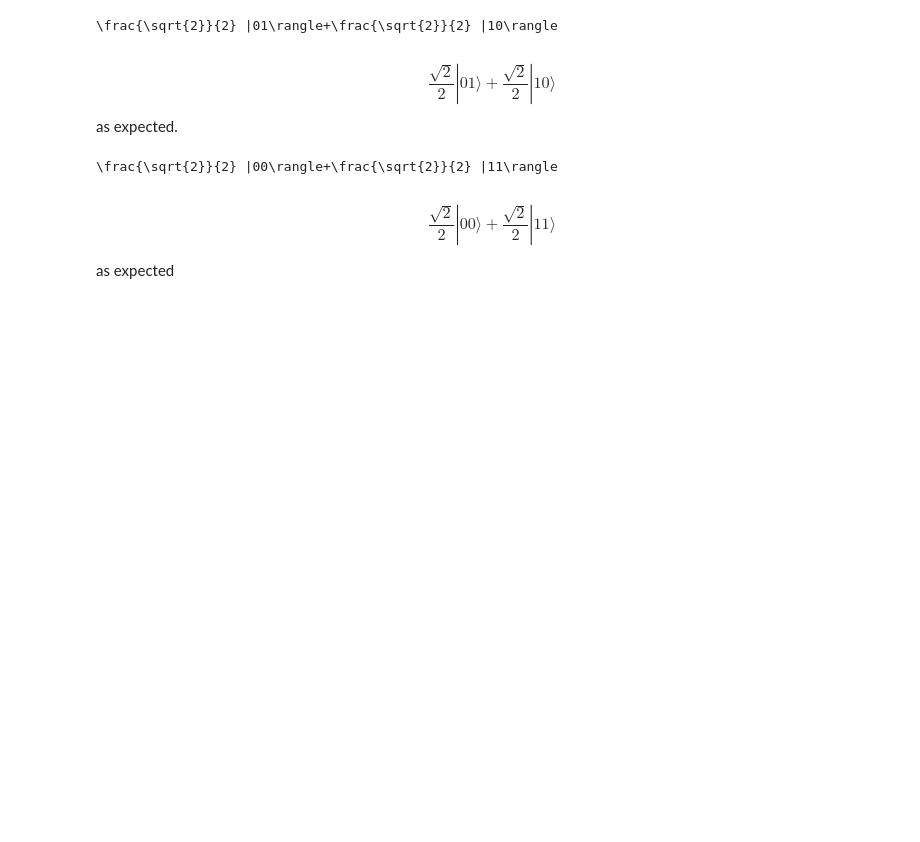
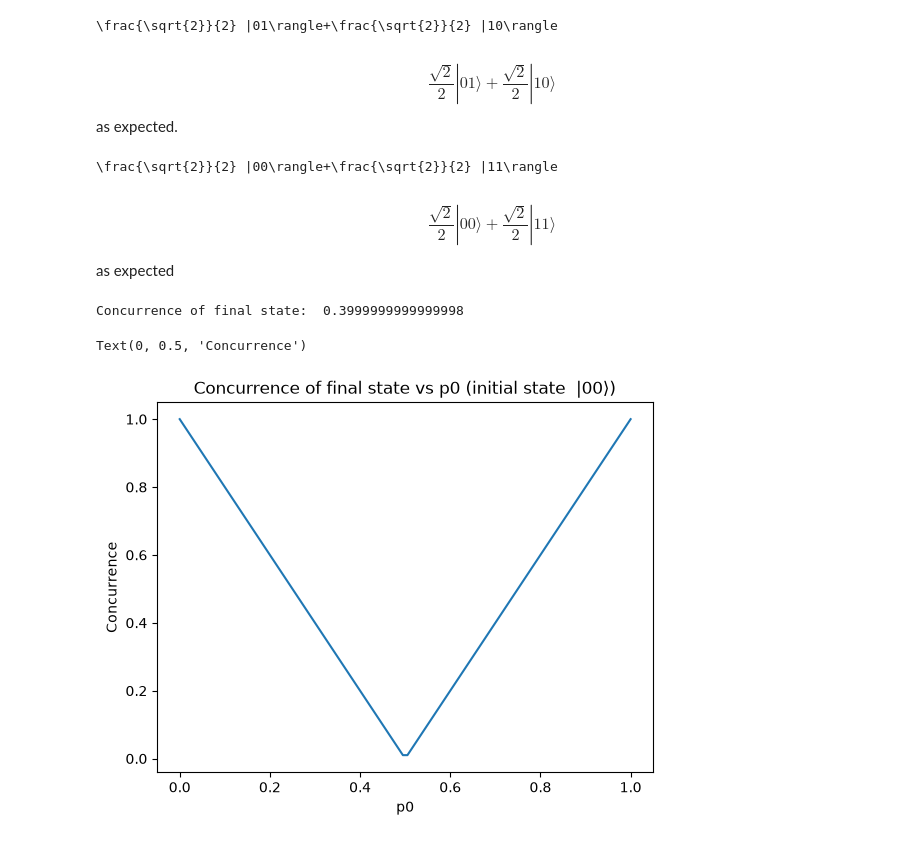
Before and after one commit to lynamian90/FYP_quantum_correlations, a Jupyter notebook: intro_to_correlations.ipynb, the cells around one changed output. Drawn from its saved outputs; the diff is of its cells as text; code cells hidden in the pictures; blank space fills up the shorter version.

Commit message:
Constructed first mixed unitary channel and plotted for a range of probabilities

```diff
--- a/intro_to_correlations.ipynb
+++ b/intro_to_correlations.ipynb
@@ -115,3 +115,42 @@ print(psi_out.draw('latex_source'))
 $$\frac{\sqrt{2}}{2} |00\rangle+\frac{\sqrt{2}}{2} |11\rangle $$
 
 as expected
+# %%
+#Construct mixed unitary channel from U1 and U2
+p0 = 0.7
+p1 = 1-p0
+
+kruas_ops = [np.sqrt(p0)*U1.data, np.sqrt(p1)*U2.data]
+channel = Kraus(kruas_ops)
+
+#pick an initial state
+rho0 = DensityMatrix.from_label('00')
+
+rho_final = rho0.evolve(channel)
+
+#check concurrence of final state
+final_entanglement = concurrence(rho_final)
+print("Concurrence of final state: ", final_entanglement)
+# %% [output]
+Concurrence of final state:  0.3999999999999998
+# %%
+# try for a range of p0 values
+p0 = np.linspace(0,1,100)
+p1 = 1-p0
+concurrences = []
+
+for p in p0:
+    kruas_ops = [np.sqrt(p)*U1.data, np.sqrt(1-p)*U2.data]
+    channel = Kraus(kruas_ops)
+    rho_final = rho0.evolve(channel)
+    final_entanglement = concurrence(rho_final)
+    concurrences.append(final_entanglement)
+
+
+plt.plot(p0, concurrences)
+plt.title("Concurrence of final state vs p0 (initial state  $|00\\rangle$)")
+plt.xlabel("p0")
+plt.ylabel("Concurrence")
+# %% [output]
+Text(0, 0.5, 'Concurrence')
+[figure, added]
```
Also changed, not shown: parts of 1 cell of this notebook.
